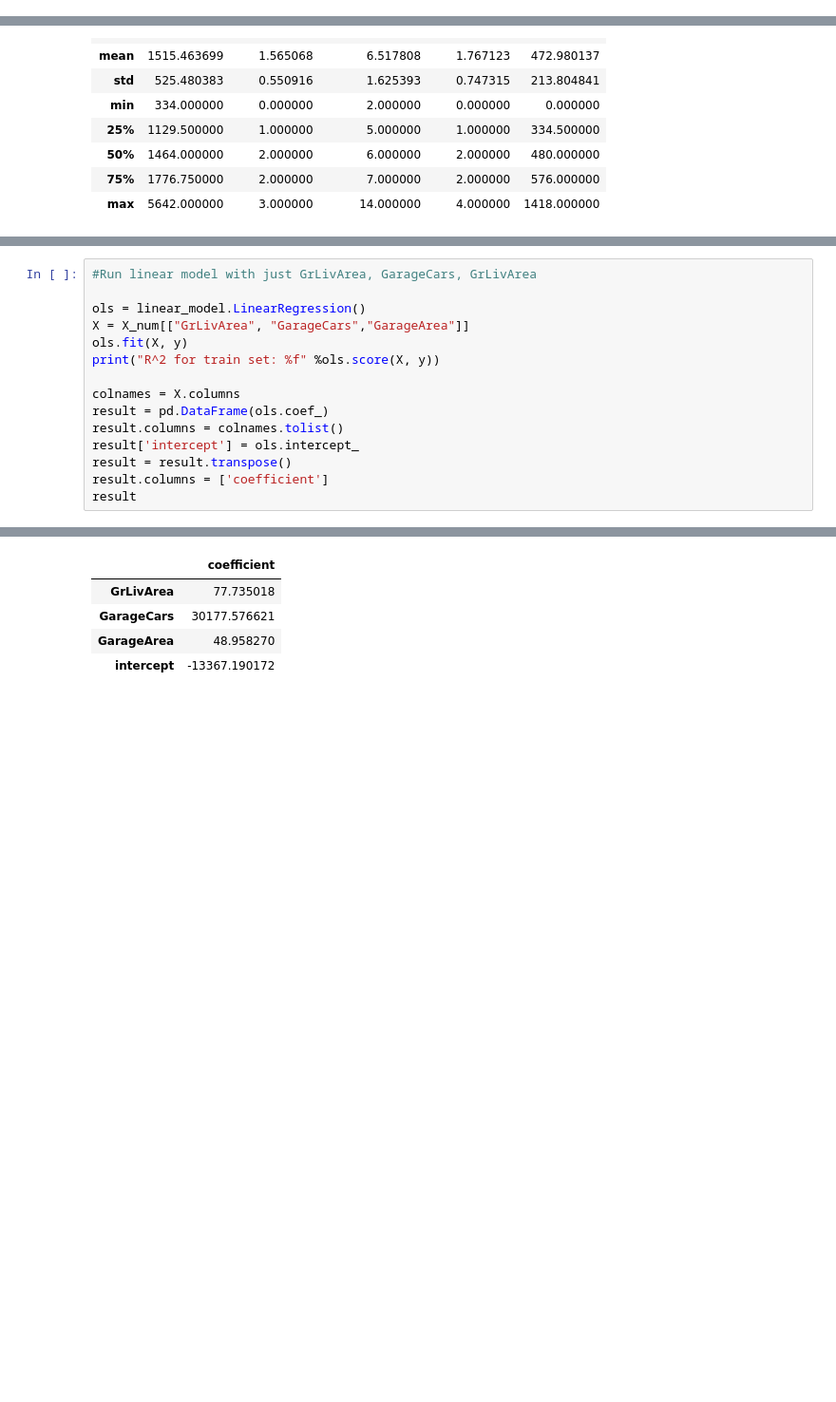
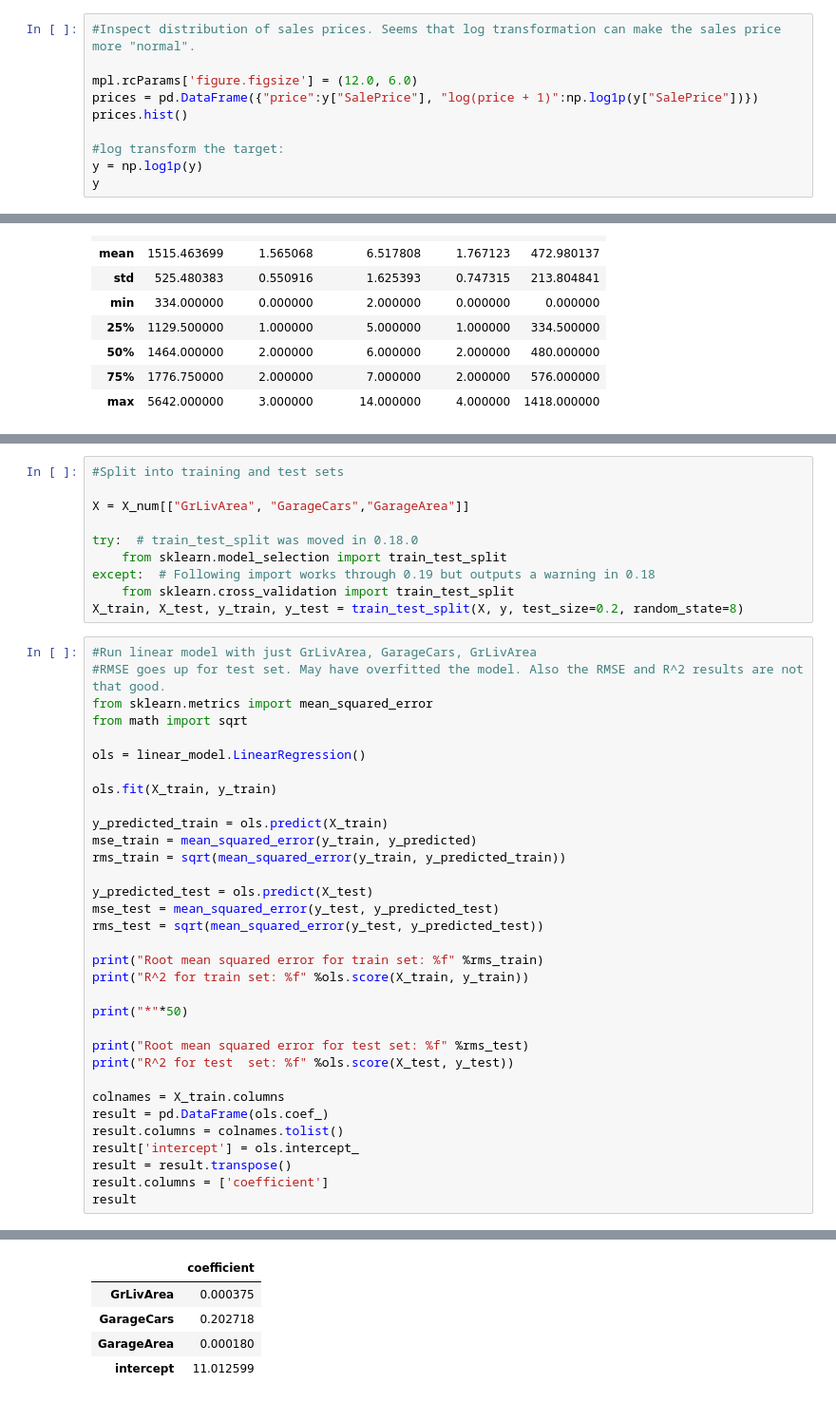
Before and after one commit to chun9men9/WIC_MLProject, a Jupyter notebook: Wing/Project_3_LinearRegression.ipynb, the cells around one changed output, grey strips where cells are left out. Shown at 95% size. Drawn from its saved outputs; the diff is of its cells as text; blank space fills up the shorter version.

```diff
--- a/Wing/Project_3_LinearRegression.ipynb
+++ b/Wing/Project_3_LinearRegression.ipynb
@@ -38,3 +56,13 @@ train_sub.head()
 X_num = train_sub[["GrLivArea", "FullBath", "TotRmsAbvGrd", "GarageCars", "GarageArea"]]
 X_cat = train_sub.drop(["GrLivArea", "FullBath", "TotRmsAbvGrd", "GarageCars", "GarageArea", "SalePrice"],1)
 y = train_sub[["SalePrice"]]
+# %%
+#Inspect distribution of sales prices. Seems that log transformation can make the sales price more "normal".
+
+mpl.rcParams['figure.figsize'] = (12.0, 6.0)
+prices = pd.DataFrame({"price":y["SalePrice"], "log(price + 1)":np.log1p(y["SalePrice"])})
+prices.hist()
+
+#log transform the target:
+y = np.log1p(y)
+y
@@ -90,12 +129,40 @@ for i in range(1,4):
+# %%
+#Split into training and test sets
+
+X = X_num[["GrLivArea", "GarageCars","GarageArea"]]
+
+try:  # train_test_split was moved in 0.18.0
+    from sklearn.model_selection import train_test_split
+except:  # Following import works through 0.19 but outputs a warning in 0.18
+    from sklearn.cross_validation import train_test_split
+X_train, X_test, y_train, y_test = train_test_split(X, y, test_size=0.2, random_state=8)
 # %%
 #Run linear model with just GrLivArea, GarageCars, GrLivArea
+#RMSE goes up for test set. May have overfitted the model. Also the RMSE and R^2 results are not that good.
+from sklearn.metrics import mean_squared_error
+from math import sqrt
 
 ols = linear_model.LinearRegression()
-X = X_num[["GrLivArea", "GarageCars","GarageArea"]]
-ols.fit(X, y)
-print("R^2 for train set: %f" %ols.score(X, y))
 
-colnames = X.columns
+ols.fit(X_train, y_train)
+
+y_predicted_train = ols.predict(X_train)
+mse_train = mean_squared_error(y_train, y_predicted)
+rms_train = sqrt(mean_squared_error(y_train, y_predicted_train))
+
+y_predicted_test = ols.predict(X_test)
+mse_test = mean_squared_error(y_test, y_predicted_test)
+rms_test = sqrt(mean_squared_error(y_test, y_predicted_test))
+
+print("Root mean squared error for train set: %f" %rms_train)
+print("R^2 for train set: %f" %ols.score(X_train, y_train))
+
+print("*"*50)
+
+print("Root mean squared error for test set: %f" %rms_test)
+print("R^2 for test  set: %f" %ols.score(X_test, y_test))
+
+colnames = X_train.columns
 result = pd.DataFrame(ols.coef_)
 result.columns = colnames.tolist()
 result['intercept'] = ols.intercept_
@@ -107,7 +178,7 @@ R^2 for train set: 0.628309
 |  | coefficient |
-| GrLivArea | 77.735018 |
-| GarageCars | 30177.576621 |
-| GarageArea | 48.958270 |
-| intercept | -13367.190172 |
+| GrLivArea | 0.000375 |
+| GarageCars | 0.202718 |
+| GarageArea | 0.000180 |
+| intercept | 11.012599 |
 # %%
 #Performing same analysis as above using Statsmodel
```
Also changed, not shown: parts of 54 cells of this notebook, 1 other file.
